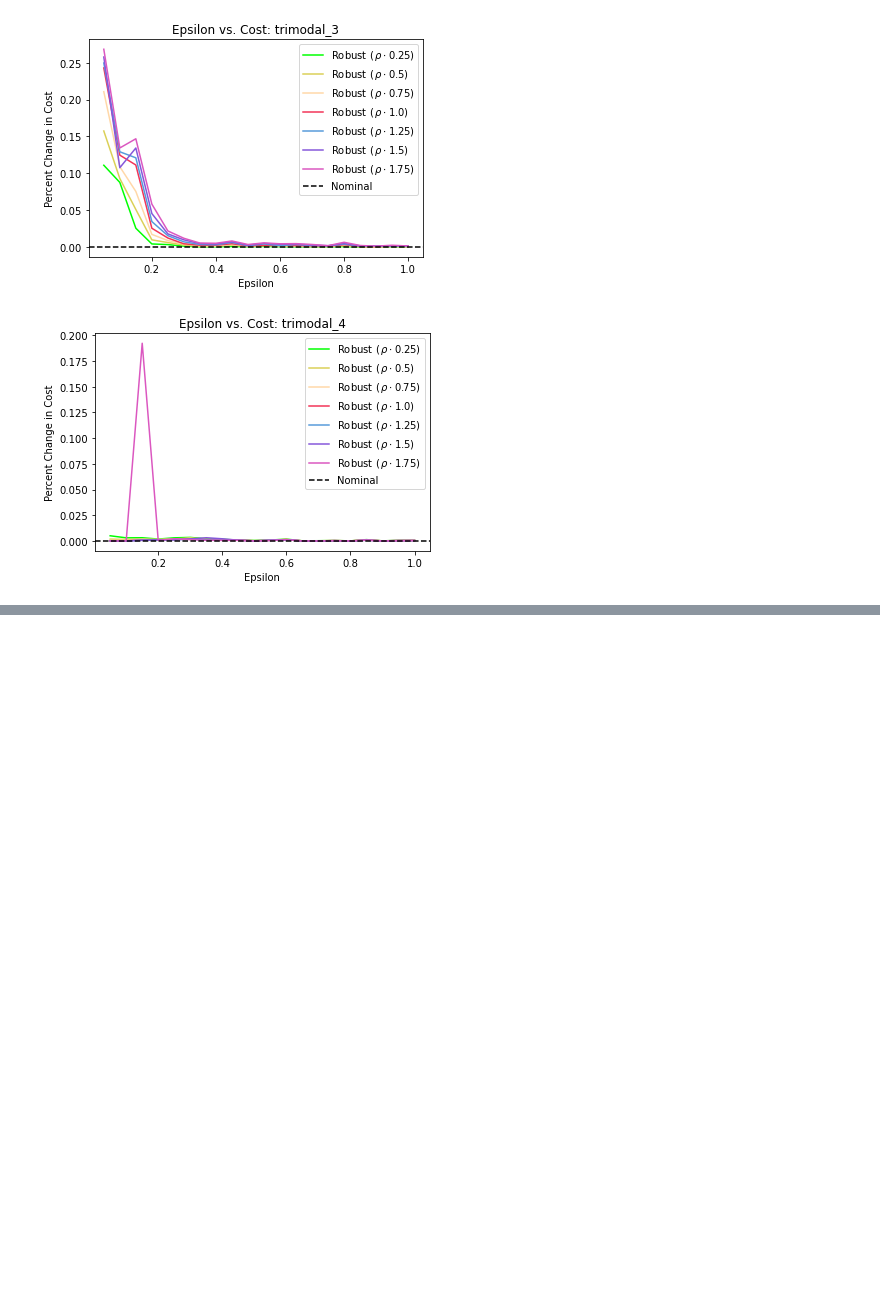
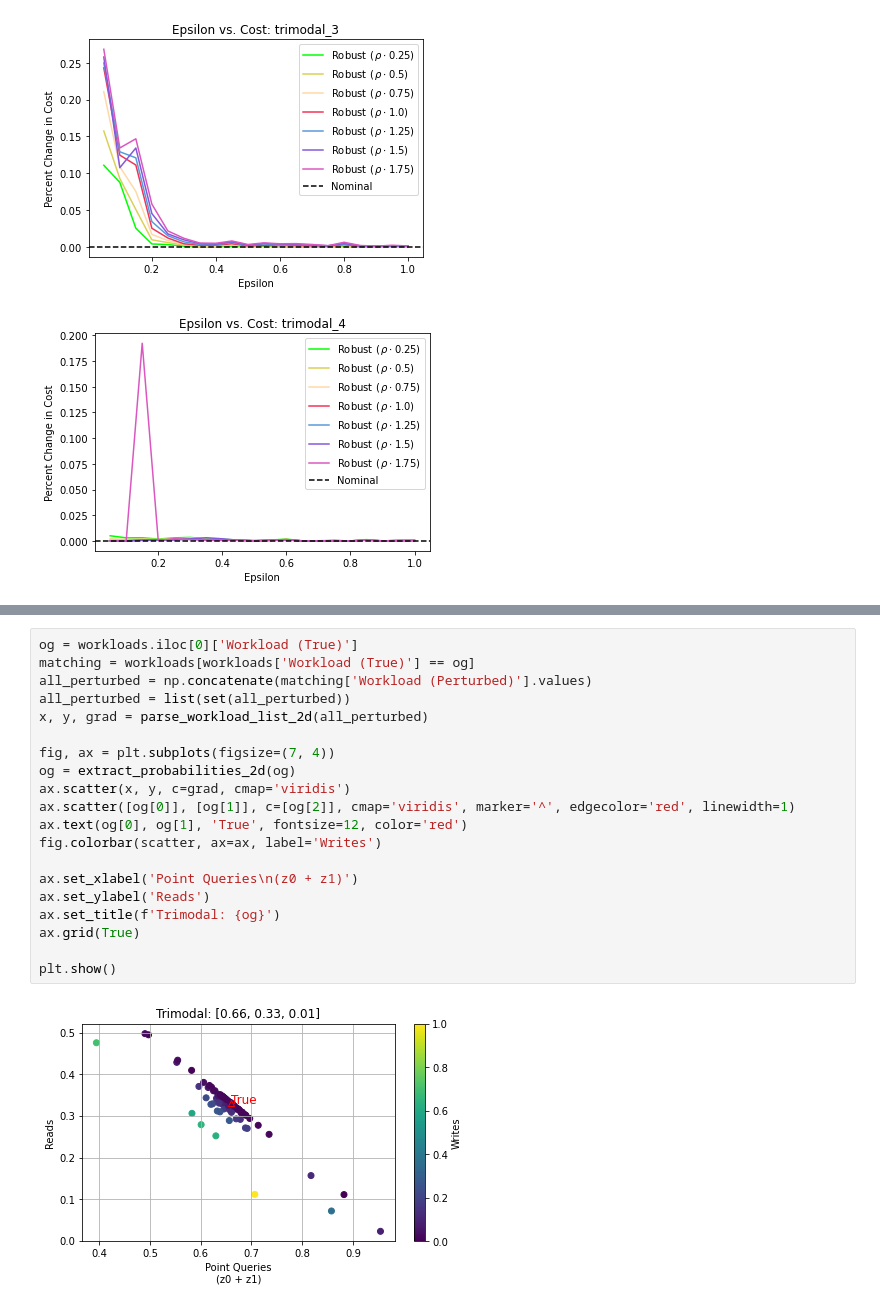
Before and after one commit to Pizzawookiee/private_lsm_tuning, a Jupyter notebook: notebook/epsilon_cost_experiment.ipynb, the cells around one changed output, grey strips where cells are left out. Saved outputs shown, nothing was run; the diff lists cells and outputs as text; blank space fills up the shorter version.

```diff
--- a/notebook/epsilon_cost_experiment.ipynb
+++ b/notebook/epsilon_cost_experiment.ipynb
@@ -91,0 +147,22 @@ for file_num in range(len(files)):
+# %%
+og = workloads.iloc[0]['Workload (True)']
+matching = workloads[workloads['Workload (True)'] == og]
+all_perturbed = np.concatenate(matching['Workload (Perturbed)'].values)
+all_perturbed = list(set(all_perturbed))
+x, y, grad = parse_workload_list_2d(all_perturbed)
+
+fig, ax = plt.subplots(figsize=(7, 4))
+og = extract_probabilities_2d(og)
+ax.scatter(x, y, c=grad, cmap='viridis')
+ax.scatter([og[0]], [og[1]], c=[og[2]], cmap='viridis', marker='^', edgecolor='red', linewidth=1)
+ax.text(og[0], og[1], 'True', fontsize=12, color='red')
+fig.colorbar(scatter, ax=ax, label='Writes')
+
+ax.set_xlabel('Point Queries\n(z0 + z1)')
+ax.set_ylabel('Reads')
+ax.set_title(f'Trimodal: {og}')
+ax.grid(True)
+
+plt.show()
+# %% [output]
+[figure, added]
```
Also changed, not shown: parts of 12 cells of this notebook, 6 other files.
